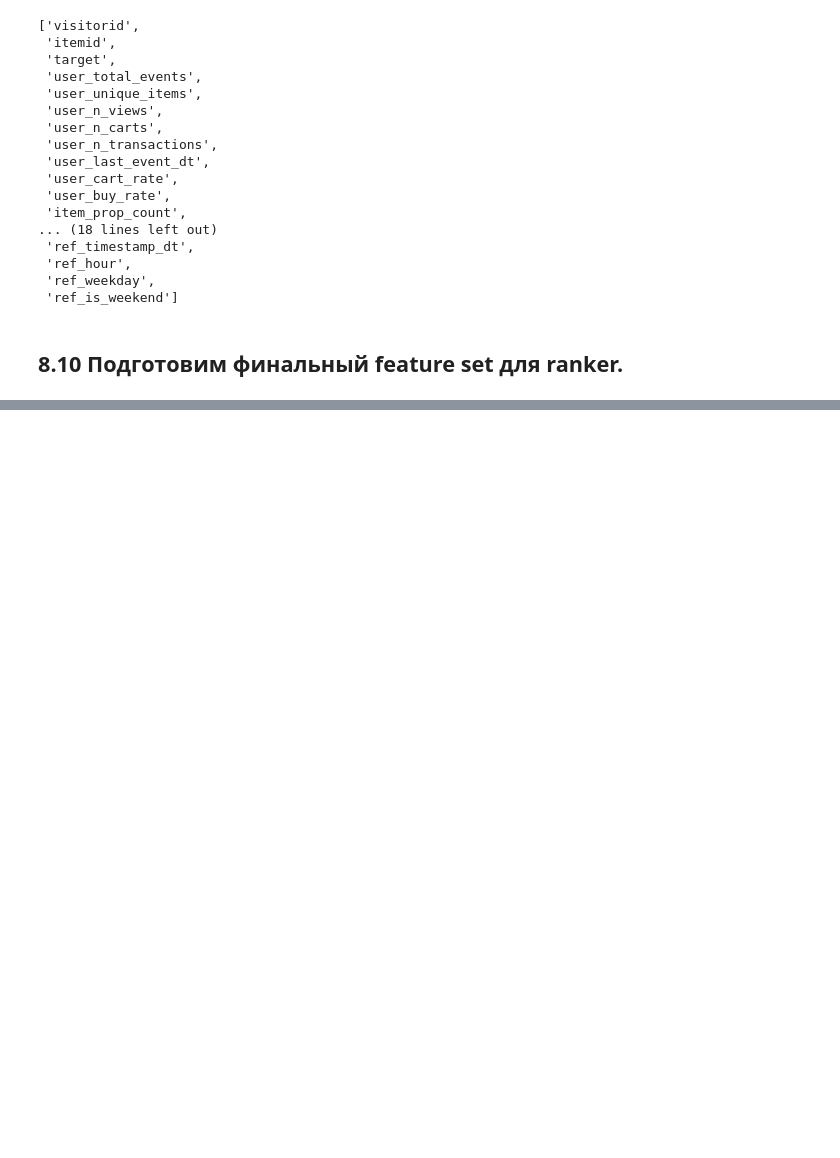
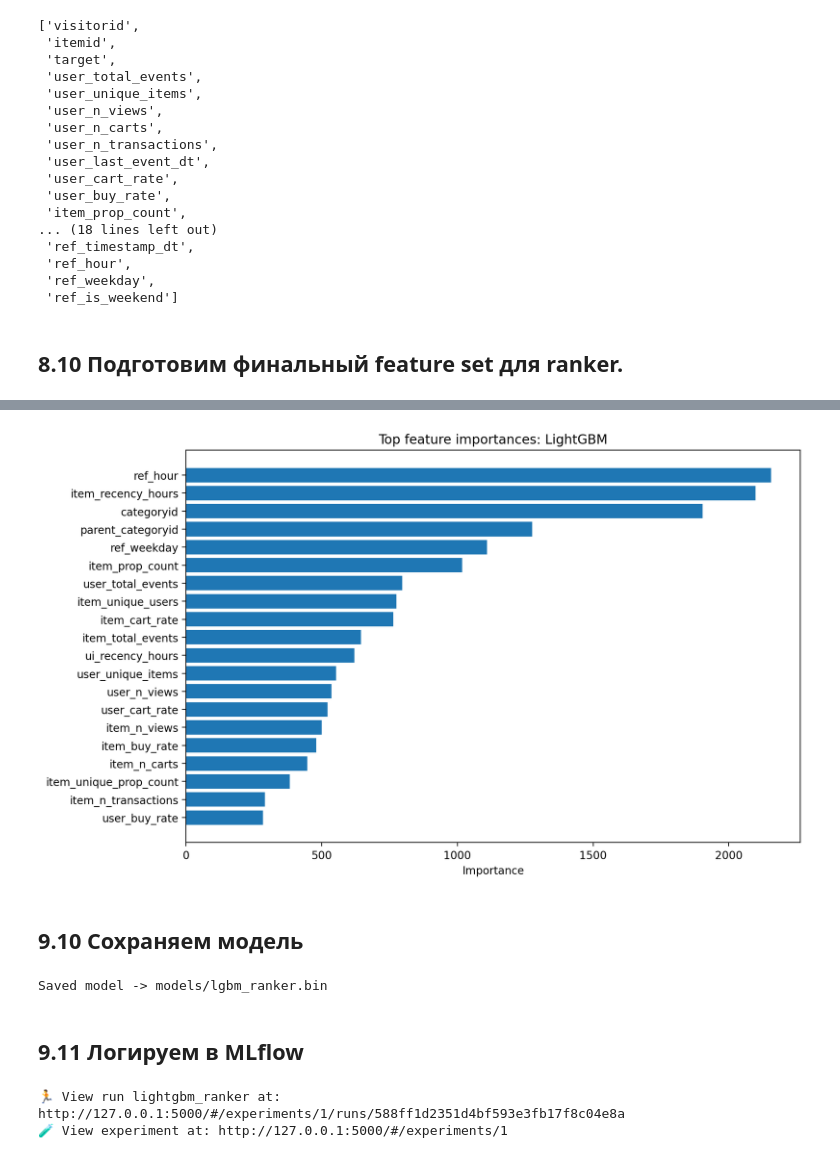
Before and after one commit to Manaam9/ecommerce-recsys, a Jupyter notebook: notebooks/02_modeling.ipynb, the cells around one changed output, grey strips where cells are left out. Cells and saved outputs as stored; diff of their text form; code cells hidden in the pictures; blank space fills up the shorter version.

Commit message:
обучил LightGBM

```diff
--- a/notebooks/02_modeling.ipynb
+++ b/notebooks/02_modeling.ipynb
@@ -2103,0 +2137,5 @@ ranker_dataset = ranker_dataset.with_columns(
+# %%
+ranker_train_pd = ranker_train_df.to_pandas()
+
+X = ranker_train_pd[feature_cols]
+y = ranker_train_pd["target"].astype(int)
@@ -2103,0 +2157,18 @@ ranker_dataset = ranker_dataset.with_columns(
+# %%
+lgbm_model = lgb.LGBMClassifier(
+    objective="binary",
+    n_estimators=300,
+    learning_rate=0.05,
+    num_leaves=63,
+    subsample=0.8,
+    colsample_bytree=0.8,
+    class_weight="balanced",
+    random_state=42,
+    n_jobs=-1,
+)
+
+lgbm_model.fit(
+    X,
+    y,
+    categorical_feature=categorical_features,
+)
@@ -2103,0 +2239,9 @@ ranker_dataset = ranker_dataset.with_columns(
+# %%
+feature_importance_df = pd.DataFrame(
+    {
+        "feature": feature_cols,
+        "importance": lgbm_model.feature_importances_,
+    }
+).sort_values("importance", ascending=False)
+
+feature_importance_df.head(20)
@@ -2103,0 +2266,48 @@ ranker_dataset = ranker_dataset.with_columns(
+# %%
+top_n = 20
+plot_df = feature_importance_df.head(top_n).sort_values("importance")
+
+plt.figure(figsize=(10, 6))
+plt.barh(plot_df["feature"], plot_df["importance"])
+plt.title("Top feature importances: LightGBM")
+plt.xlabel("Importance")
+plt.tight_layout()
+plt.show()
+# %% [output]
+[figure, added]
+# %% [markdown]
+## 9.10 Сохраняем модель
+# %%
+lgbm_model_path = MODELS_DIR / "lgbm_ranker.bin"
+joblib.dump(lgbm_model, lgbm_model_path)
+
+print(f"Saved model -> {lgbm_model_path.relative_to(PROJECT_ROOT)}")
+# %% [output]
+Saved model -> models/lgbm_ranker.bin
+# %% [markdown]
+## 9.11 Логируем в MLflow
+# %%
+feature_importance_path = PROCESSED_DIR / "lgbm_feature_importance.csv"
+feature_importance_df.to_csv(feature_importance_path, index=False)
+
+with mlflow.start_run(run_name="lightgbm_ranker"):
+    mlflow.log_param("model_type", "LightGBMClassifier")
+    mlflow.log_param("n_estimators", 300)
+    mlflow.log_param("learning_rate", 0.05)
+    mlflow.log_param("num_leaves", 63)
+    mlflow.log_param("subsample", 0.8)
+    mlflow.log_param("colsample_bytree", 0.8)
+    mlflow.log_param("class_weight", "balanced")
+    mlflow.log_param("n_features", len(feature_cols))
+
+    mlflow.log_metric("recall_at_10", float(lgbm_metrics["Recall@10"]))
+    mlflow.log_metric("map_at_10", float(lgbm_metrics["MAP@10"]))
+    mlflow.log_metric("ndcg_at_10", float(lgbm_metrics["NDCG@10"]))
+    mlflow.log_metric("hitrate_at_10", float(lgbm_metrics["HitRate@10"]))
+
+    mlflow.log_artifact(str(lgbm_model_path))
+    mlflow.log_artifact(str(feature_importance_path))
+    mlflow.log_artifact(str(comparison_table_path))
+# %% [output]
+🏃 View run lightgbm_ranker at: http://127.0.0.1:5000/#/experiments/1/runs/588ff1d2351d4bf593e3fb17f8c04e8a
+🧪 View experiment at: http://127.0.0.1:5000/#/experiments/1
```
Also changed, not shown: parts of 40 cells of this notebook.
